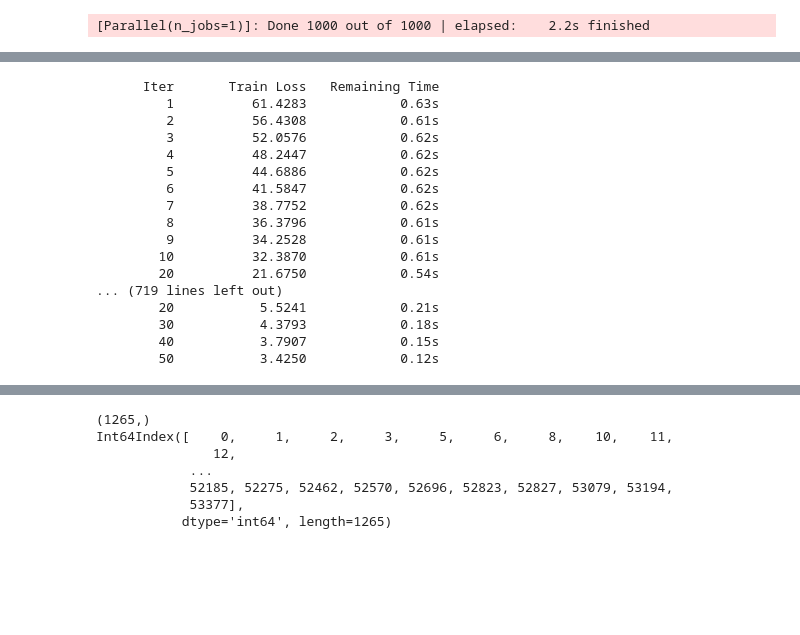
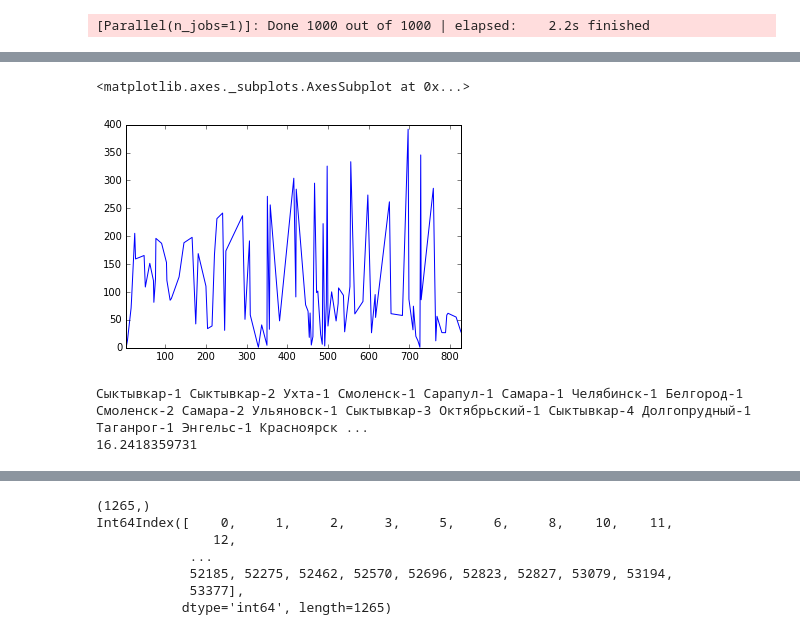
Before and after one commit to laol777/dodo, a Jupyter notebook: Models.ipynb, the cells around one changed output, grey strips where cells are left out. Saved outputs shown, nothing was run; the diff lists cells and outputs as text; code cells hidden in the pictures; blank space fills up the shorter version.

```diff
--- a/Models.ipynb
+++ b/Models.ipynb
@@ -164,20 +215,10 @@ def FitOnCitySeparate(model):
+# %%
+y_test.predict[0:100].plot()
+# %% [output]
+<matplotlib.axes._subplots.AxesSubplot at 0x...>
+[figure, added]
 # %%
-FitOnCitySeparate(GradientBoostingRegressor(learning_rate=0.1, max_depth=7, verbose=1, n_estimators=100, loss ='lad'))
+FitOnCitySeparate(GradientBoostingRegressor(learning_rate=0.1, max_depth=7, n_estimators=300, loss ='lad'))
 # %% [output]
-      Iter       Train Loss   Remaining Time
-         1          61.4283            0.63s
-         2          56.4308            0.61s
-         3          52.0576            0.62s
-         4          48.2447            0.62s
-         5          44.6886            0.62s
-         6          41.5847            0.62s
-         7          38.7752            0.62s
-         8          36.3796            0.61s
-         9          34.2528            0.61s
-        10          32.3870            0.61s
-        20          21.6750            0.54s
-... (719 lines left out)
-        20           5.5241            0.21s
-        30           4.3793            0.18s
-        40           3.7907            0.15s
-        50           3.4250            0.12s
+Сыктывкар-1 Сыктывкар-2 Ухта-1 Смоленск-1 Сарапул-1 Самара-1 Челябинск-1 Белгород-1 Смоленск-2 Самара-2 Ульяновск-1 Сыктывкар-3 Октябрьский-1 Сыктывкар-4 Долгопрудный-1 Таганрог-1 Энгельс-1 Красноярск ...
+16.2418359731
```
Also changed, not shown: parts of 28 cells of this notebook, 4 other files.
